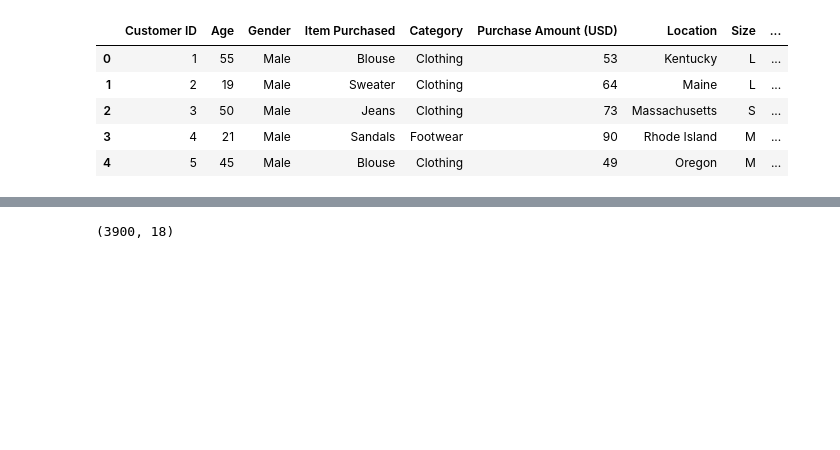
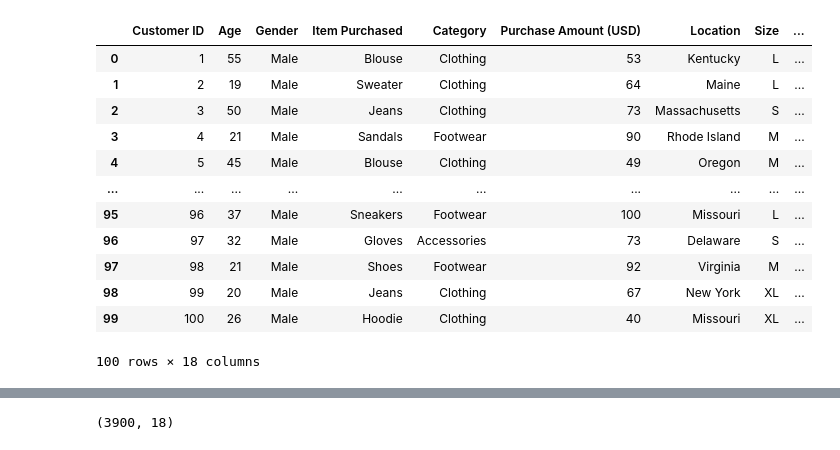
Before and after one commit to AinamaniDM/customer_behavior_analysis, a Jupyter notebook: customer_behavior.ipynb, the cells around one changed output, grey strips where cells are left out. Saved outputs shown, nothing was run; the diff lists cells and outputs as text; code cells hidden in the pictures; blank space fills up the shorter version.

```diff
--- a/customer_behavior.ipynb
+++ b/customer_behavior.ipynb
@@ -1,11 +1,18 @@
 # %%
 import pandas as pd
 df=pd.read_csv("customer_shopping_behavior.csv")
-df.head()
+df.head(100)
 # %% [output]
 |  | Customer ID | Age | Gender | Item Purchased | Category | Purchase Amount (USD) | Location | Size | ... |
 | 0 | 1 | 55 | Male | Blouse | Clothing | 53 | Kentucky | L | ... |
 | 1 | 2 | 19 | Male | Sweater | Clothing | 64 | Maine | L | ... |
 | 2 | 3 | 50 | Male | Jeans | Clothing | 73 | Massachusetts | S | ... |
 | 3 | 4 | 21 | Male | Sandals | Footwear | 90 | Rhode Island | M | ... |
 | 4 | 5 | 45 | Male | Blouse | Clothing | 49 | Oregon | M | ... |
+| ... | ... | ... | ... | ... | ... | ... | ... | ... | ... |
+| 95 | 96 | 37 | Male | Sneakers | Footwear | 100 | Missouri | L | ... |
+| 96 | 97 | 32 | Male | Gloves | Accessories | 73 | Delaware | S | ... |
+| 97 | 98 | 21 | Male | Shoes | Footwear | 92 | Virginia | M | ... |
+| 98 | 99 | 20 | Male | Jeans | Clothing | 67 | New York | XL | ... |
+| 99 | 100 | 26 | Male | Hoodie | Clothing | 40 | Missouri | XL | ... |
+100 rows × 18 columns
```
Also changed, not shown: parts of 8 cells of this notebook, 6 other files.
